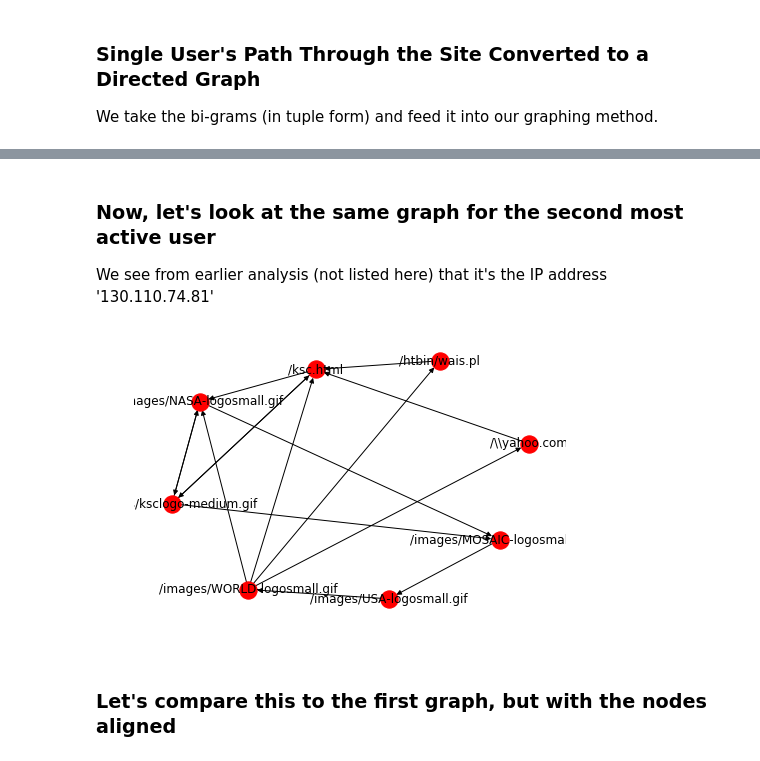
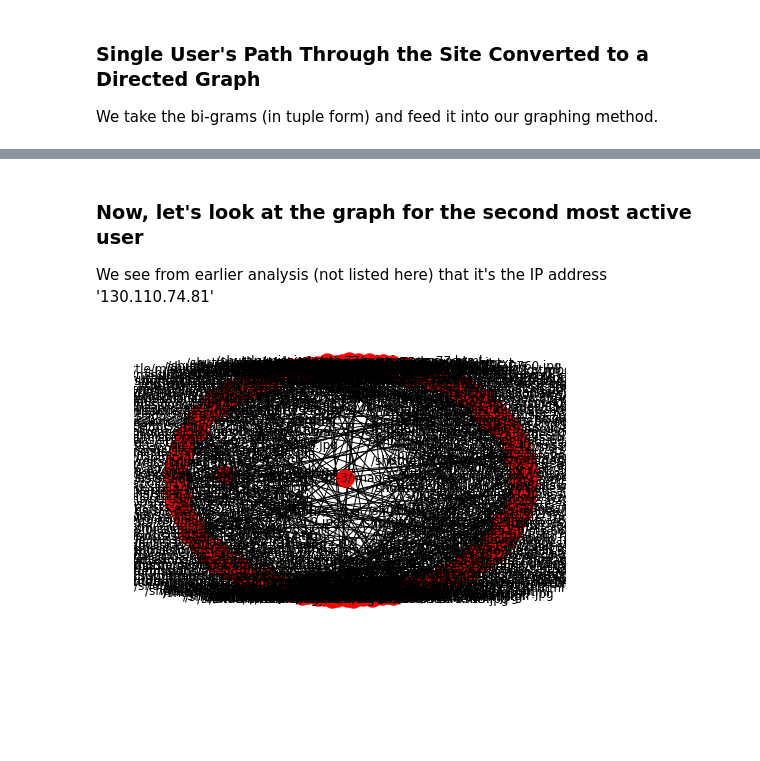
Before and after one commit to robertwatkins/playground-robert, a Jupyter notebook: Python/Jupyter/apache/ApacheNGram.ipynb, the cells around one changed output, grey strips where cells are left out. Saved outputs shown, nothing was run; the diff lists cells and outputs as text; code cells hidden in the pictures; blank space fills up the shorter version.

Commit message:
created generic code to graph the 'nth' user's graph

```diff
--- a/Python/Jupyter/apache/ApacheNGram.ipynb
+++ b/Python/Jupyter/apache/ApacheNGram.ipynb
@@ -96,24 +97,22 @@ nx.draw(most_active_user_graph, arrows=True, with_labels=True)
 # %% [markdown]
-### Now, let's look at the same graph for the second most active user
+### Now, let's look at the graph for the second most active user
 We see from earlier analysis (not listed here) that it's the IP address '130.110.74.81'
 # %%
 #get just the entries from the second most active user
 second_most_active_user_logs = apache_log_data.loc[apache_log_data['host'] == '130.110.74.81']
 #get a list of just the URLs for that user
-second_most_active_user_path = single_user_logs['url']
+second_most_active_user_path = second_most_active_user_logs['url']
 #fix the set of nodes in the same order
 second_most_active_user_nodes = set(second_most_active_user_path)
 #the initial positioning was found by running the next two lines and hard-coding the values.
-#fixed_node_positions = nx.spring_layout(second_most_active_user_nodes, iterations=100)
+fixed_node_positions = nx.spring_layout(second_most_active_user_nodes, iterations=100)
 #print(fixed_node_positions)
-fixed_node_positions = {'/images/WORLD-logosmall.gif': [-0.56042567, -0.89567039], '/images/MOSAIC-logosmall.gif': [ 0.83801216, -0.50295322], '/htbin/wais.pl': [0.50398009, 0.90729381], '/ksc.html': [-0.18635479,  0.83881586], '/images/ksclogo-medium.gif': [-0.98550404, -0.21915963], '/images/USA-logosmall.gif': [ 0.21988551, -0.96885458], '/\\\\yahoo.com':[1.        , 0.25469367], '/images/NASA-logosmall.gif': [-0.82959325,  0.58583448]}
-#create big-gram for graph
+#fixed_node_positions = {'/images/WORLD-logosmall.gif': [-0.56042567, -0.89567039], '/images/MOSAIC-logosmall.gif': [ 0.83801216, -0.50295322], '/htbin/wais.pl': [0.50398009, 0.90729381], '/ksc.html': [-0.18635479,  0.83881586], '/images/ksclogo-medium.gif': [-0.98550404, -0.21915963], '/images/USA-logosmall.gif': [ 0.21988551, -0.96885458], '/\\\\yahoo.com':[1.        , 0.25469367], '/images/NASA-logosmall.gif': [-0.82959325,  0.58583448]}
+#create bi-gram for graph
 second_most_active_user_path_bi_gram = list(find_ngrams(second_most_active_user_path,2))
 #generate graph with persistent node locations
 second_most_active_user_graph = nx.DiGraph()
 second_most_active_user_graph.add_edges_from(second_most_active_user_path_bi_gram)
 nx.draw(second_most_active_user_graph, fixed_node_positions, arrows=True, with_labels=True)
 # %% [output]
-[figure, old version]
+[figure, new version]
-# %% [markdown]
-### Let's compare this to the first graph, but with the nodes aligned
```
Also changed, not shown: parts of 7 cells of this notebook.
